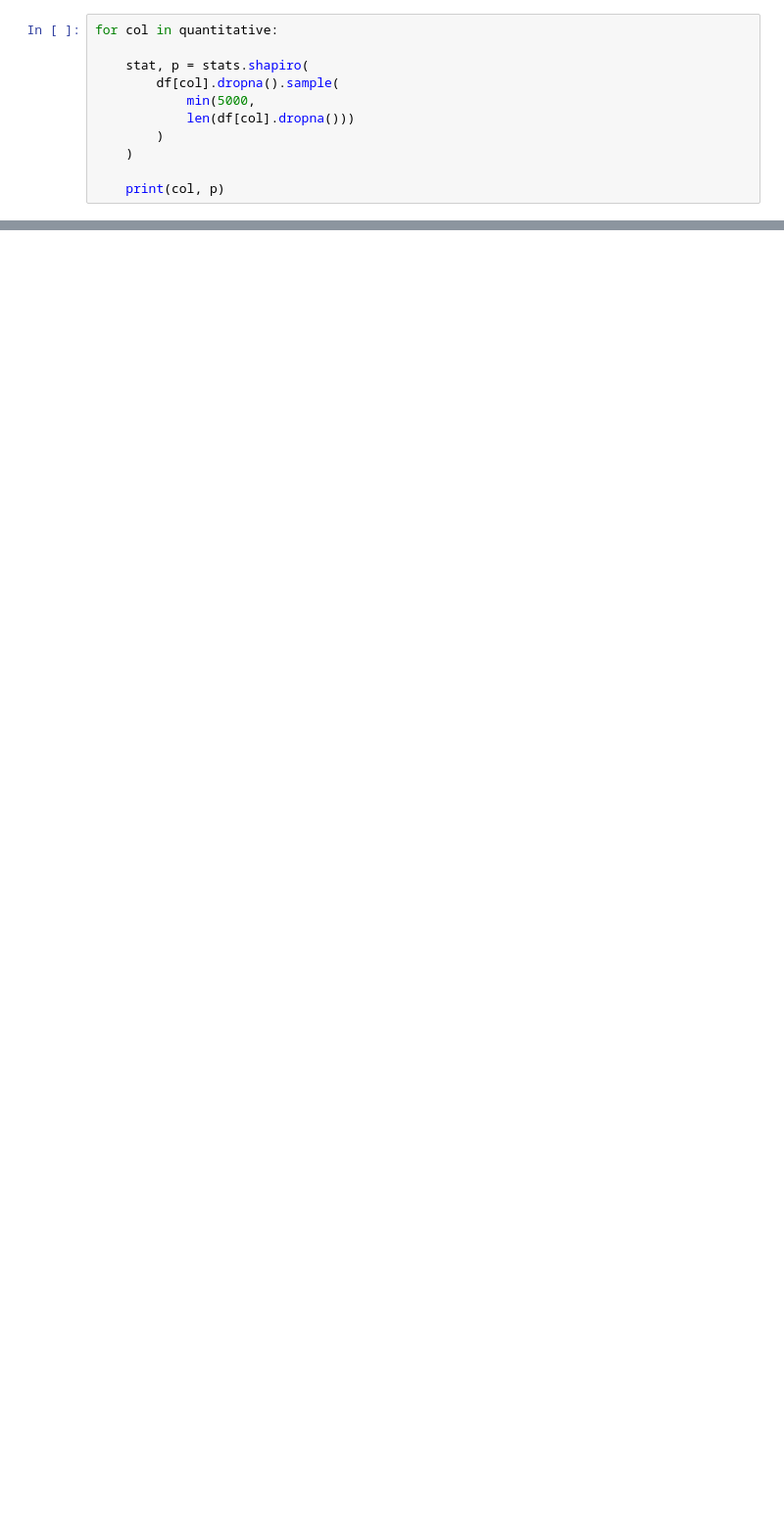
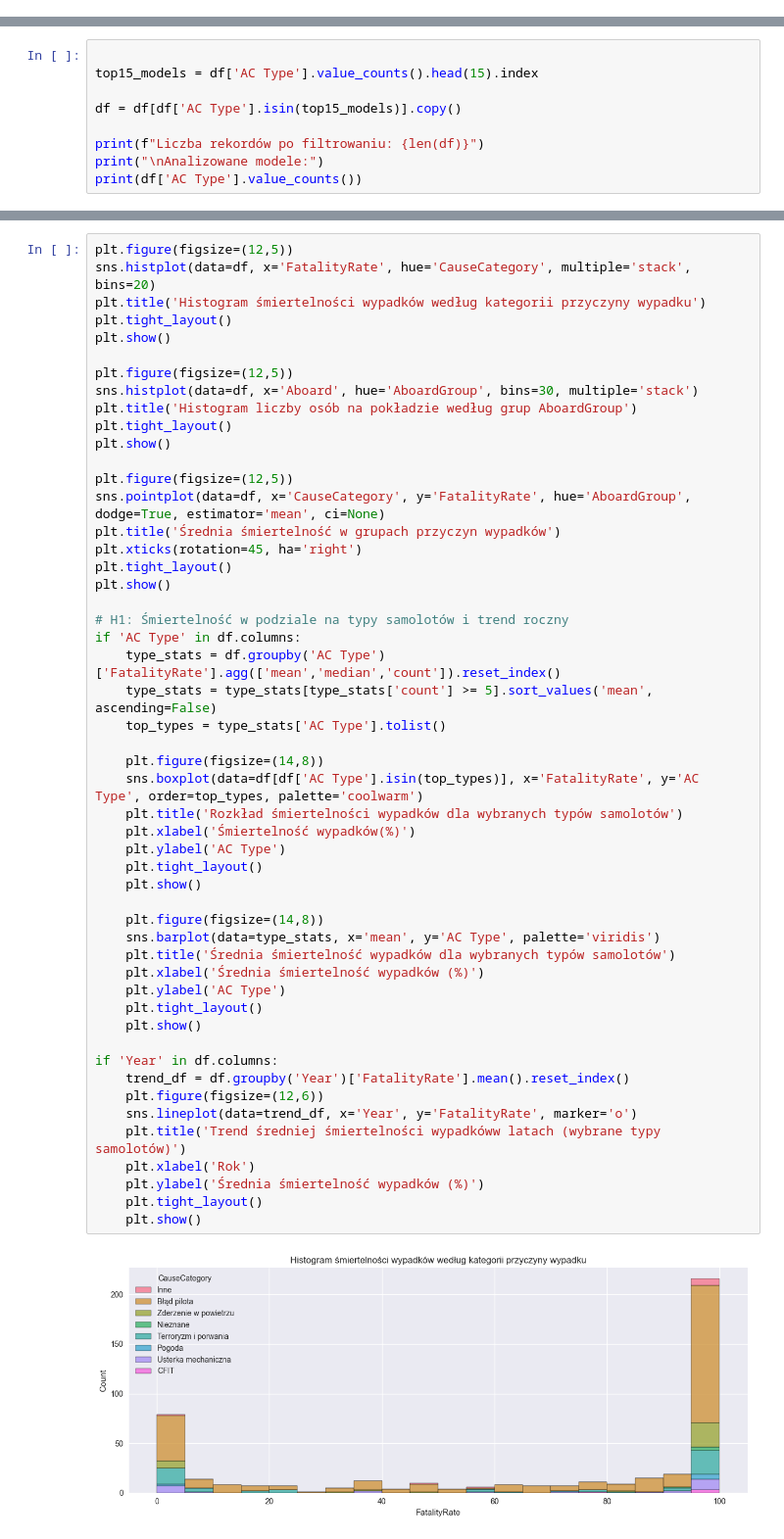
Before and after one commit to kurowskitomek/AircraftAccidents, a Jupyter notebook: AircraftAccidents.ipynb, the cells around one changed output, grey strips where cells are left out. Shown at 98% size. Cells and saved outputs as stored; diff of their text form; blank space fills up the shorter version.

```diff
--- a/AircraftAccidents.ipynb
+++ b/AircraftAccidents.ipynb
@@ -414,11 +0,0 @@ Test normalności
-# %%
-for col in quantitative:
-
-    stat, p = stats.shapiro(
-        df[col].dropna().sample(
-            min(5000,
-            len(df[col].dropna()))
-        )
-    )
-
-    print(col, p)
@@ -851,0 +260,9 @@ importance.sort_values().plot.barh()
+# %%
+
+top15_models = df['AC Type'].value_counts().head(15).index
+
+df = df[df['AC Type'].isin(top15_models)].copy()
+
+print(f"Liczba rekordów po filtrowaniu: {len(df)}")
+print("\nAnalizowane modele:")
+print(df['AC Type'].value_counts())
@@ -851,0 +432,53 @@ importance.sort_values().plot.barh()
+# %%
+plt.figure(figsize=(12,5))
+sns.histplot(data=df, x='FatalityRate', hue='CauseCategory', multiple='stack', bins=20)
+plt.title('Histogram śmiertelności wypadków według kategorii przyczyny wypadku')
+plt.tight_layout()
+plt.show()
+
+plt.figure(figsize=(12,5))
+sns.histplot(data=df, x='Aboard', hue='AboardGroup', bins=30, multiple='stack')
+plt.title('Histogram liczby osób na pokładzie według grup AboardGroup')
+plt.tight_layout()
+plt.show()
+
+plt.figure(figsize=(12,5))
+sns.pointplot(data=df, x='CauseCategory', y='FatalityRate', hue='AboardGroup', dodge=True, estimator='mean', ci=None)
+plt.title('Średnia śmiertelność w grupach przyczyn wypadków')
+plt.xticks(rotation=45, ha='right')
+plt.tight_layout()
+plt.show()
+
+# H1: Śmiertelność w podziale na typy samolotów i trend roczny
+if 'AC Type' in df.columns:
+    type_stats = df.groupby('AC Type')['FatalityRate'].agg(['mean','median','count']).reset_index()
+    type_stats = type_stats[type_stats['count'] >= 5].sort_values('mean', ascending=False)
+    top_types = type_stats['AC Type'].tolist()
+
+    plt.figure(figsize=(14,8))
+    sns.boxplot(data=df[df['AC Type'].isin(top_types)], x='FatalityRate', y='AC Type', order=top_types, palette='coolwarm')
+    plt.title('Rozkład śmiertelności wypadków dla wybranych typów samolotów')
+    plt.xlabel('Śmiertelność wypadków(%)')
+    plt.ylabel('AC Type')
+    plt.tight_layout()
+    plt.show()
+
+    plt.figure(figsize=(14,8))
+    sns.barplot(data=type_stats, x='mean', y='AC Type', palette='viridis')
+    plt.title('Średnia śmiertelność wypadków dla wybranych typów samolotów')
+    plt.xlabel('Średnia śmiertelność wypadków (%)')
+    plt.ylabel('AC Type')
+    plt.tight_layout()
+    plt.show()
+
+if 'Year' in df.columns:
+    trend_df = df.groupby('Year')['FatalityRate'].mean().reset_index()
+    plt.figure(figsize=(12,6))
+    sns.lineplot(data=trend_df, x='Year', y='FatalityRate', marker='o')
+    plt.title('Trend średniej śmiertelności wypadkóww latach (wybrane typy samolotów)')
+    plt.xlabel('Rok')
+    plt.ylabel('Średnia śmiertelność wypadków (%)')
+    plt.tight_layout()
+    plt.show()
+# %% [output]
+[figure, added]
```
Also changed, not shown: parts of 148 cells of this notebook, 4 other files.
